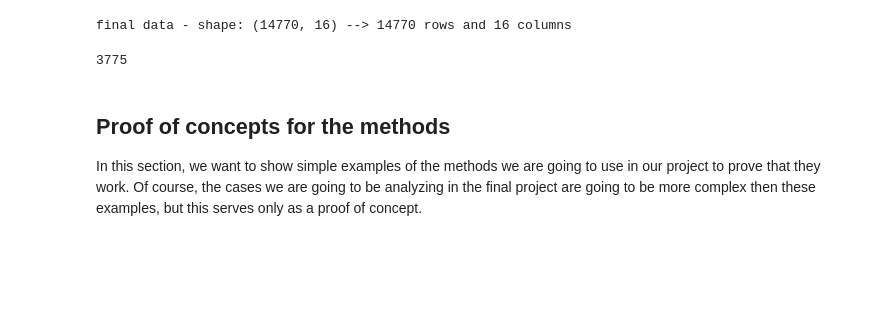
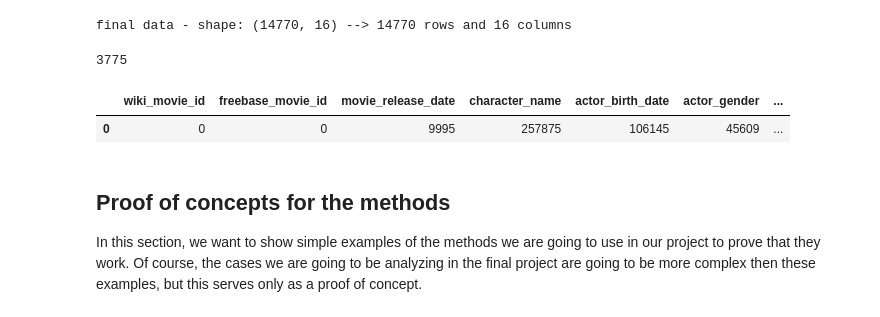
Before and after one commit to epfl-ada/ada-2024-project-gear5, a Jupyter notebook: results.ipynb, the cells around one changed output. Saved outputs shown, nothing was run; the diff lists cells and outputs as text; code cells hidden in the pictures; blank space fills up the shorter version.

```diff
--- a/results.ipynb
+++ b/results.ipynb
@@ -242,6 +249,17 @@ nan_count = filtered_final_data.iloc[:, 5].isna().sum()
 print(nan_count)
 # %% [output]
 3775
+# %%
+characters = pd.read_csv('./data/MovieSummaries/character.metadata.tsv', sep='\t', header=None)
+characters.columns = ['wiki_movie_id','freebase_movie_id','movie_release_date','character_name','actor_birth_date',
+                    'actor_gender', 'actor_height','ethnicity',
+                    'actor_name','actor_age_release', 'freebase_char_actor_map_id','freebase_char_id','freebase_actor_id']
+characters.head(10)
+characters.isna().sum().to_frame().T
+#print(f"Number of different movies with character information: {characters['wiki_movie_id'].nunique()}")
+# %% [output]
+|  | wiki_movie_id | freebase_movie_id | movie_release_date | character_name | actor_birth_date | actor_gender | ... |
+| 0 | 0 | 0 | 9995 | 257875 | 106145 | 45609 | ... |
 # %% [markdown]
 ## Proof of concepts for the methods
 
```
Also changed, not shown: parts of 8 cells of this notebook, 2 other files.
